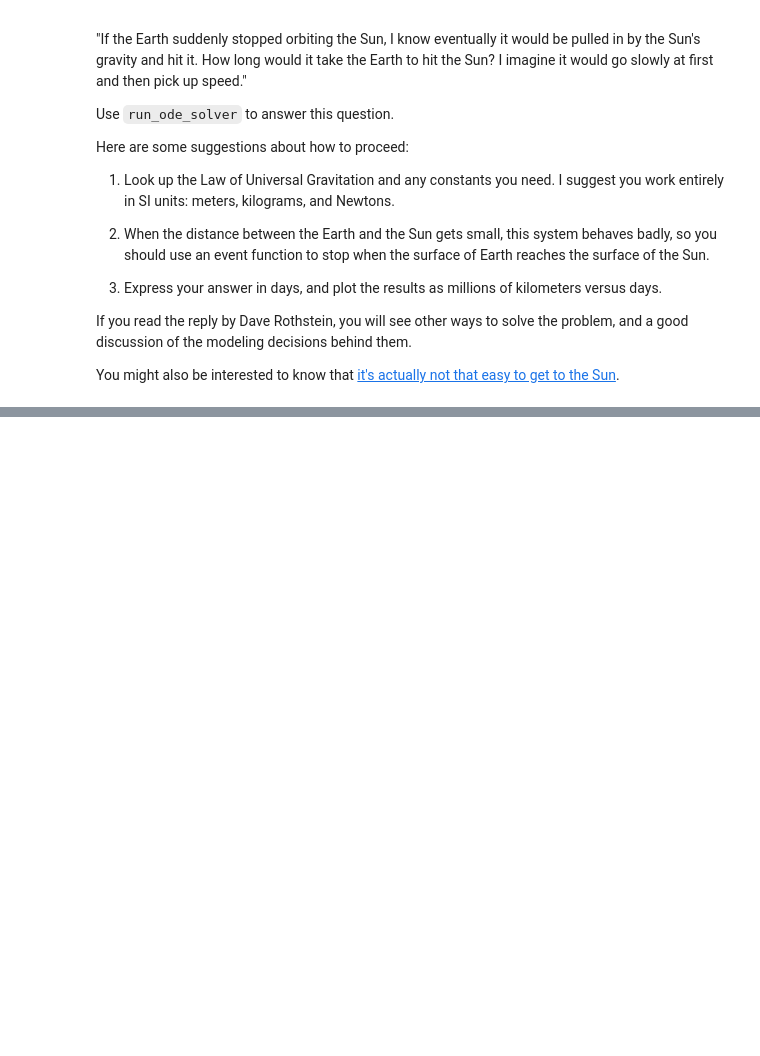
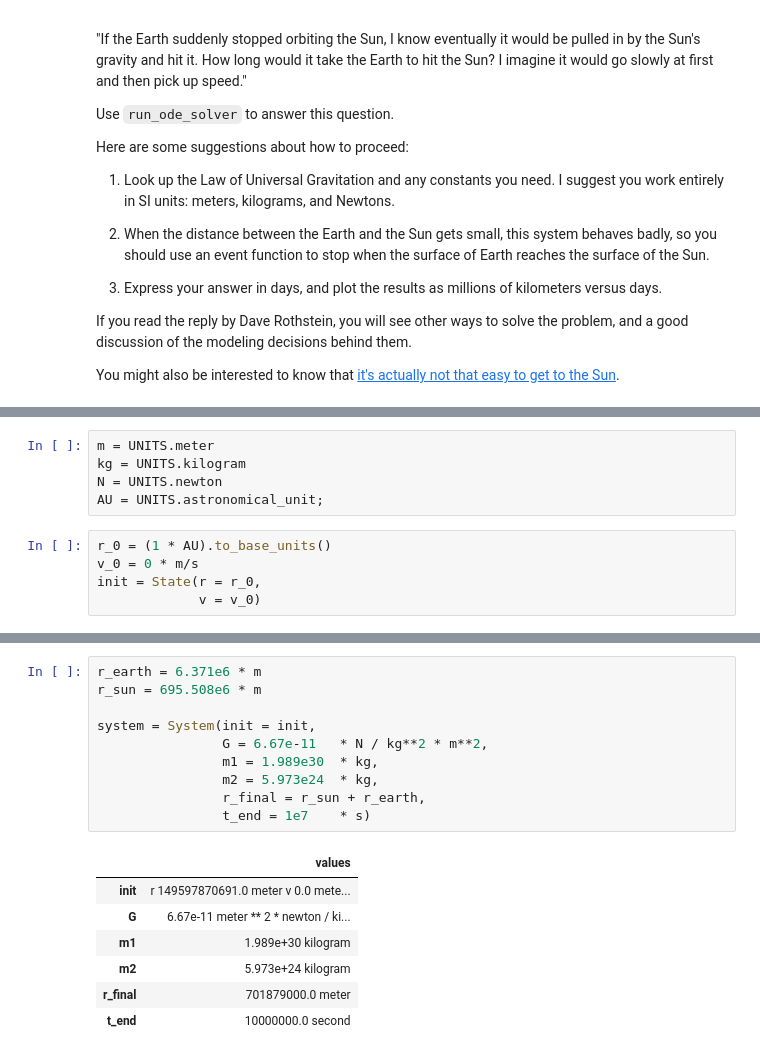
Before and after one commit to ThomasJagielski/ModSimPy, a Jupyter notebook: code/chap20mine.ipynb, the cells around one changed output, grey strips where cells are left out. Saved outputs shown, nothing was run; the diff lists cells and outputs as text; blank space fills up the shorter version.

```diff
--- a/code/chap20mine.ipynb
+++ b/code/chap20mine.ipynb
@@ -226,0 +269,10 @@ You might also be interested to know that [it's actually not that easy to get to
+# %%
+m = UNITS.meter
+kg = UNITS.kilogram
+N = UNITS.newton
+AU = UNITS.astronomical_unit;
+# %%
+r_0 = (1 * AU).to_base_units()
+v_0 = 0 * m/s
+init = State(r = r_0,
+             v = v_0)
@@ -226,0 +336,18 @@ You might also be interested to know that [it's actually not that easy to get to
+# %%
+r_earth = 6.371e6 * m
+r_sun = 695.508e6 * m
+
+system = System(init = init,
+                G = 6.67e-11   * N / kg**2 * m**2,
+                m1 = 1.989e30  * kg,
+                m2 = 5.973e24  * kg,
+                r_final = r_sun + r_earth,
+                t_end = 1e7    * s)
+# %% [output]
+|  | values |
+| init | r 149597870691.0 meter v 0.0 mete... |
+| G | 6.67e-11 meter ** 2 * newton / ki... |
+| m1 | 1.989e+30 kilogram |
+| m2 | 5.973e+24 kilogram |
+| r_final | 701879000.0 meter |
+| t_end | 10000000.0 second |
```
Also changed, not shown: parts of 49 cells of this notebook, 1 other file.
